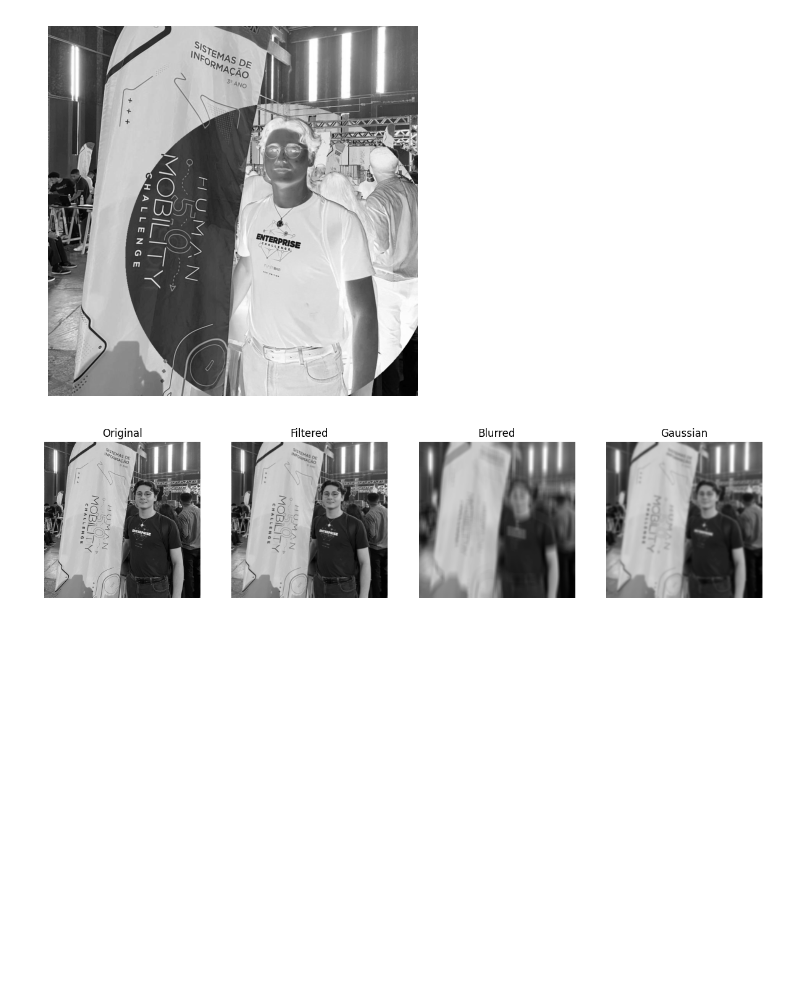
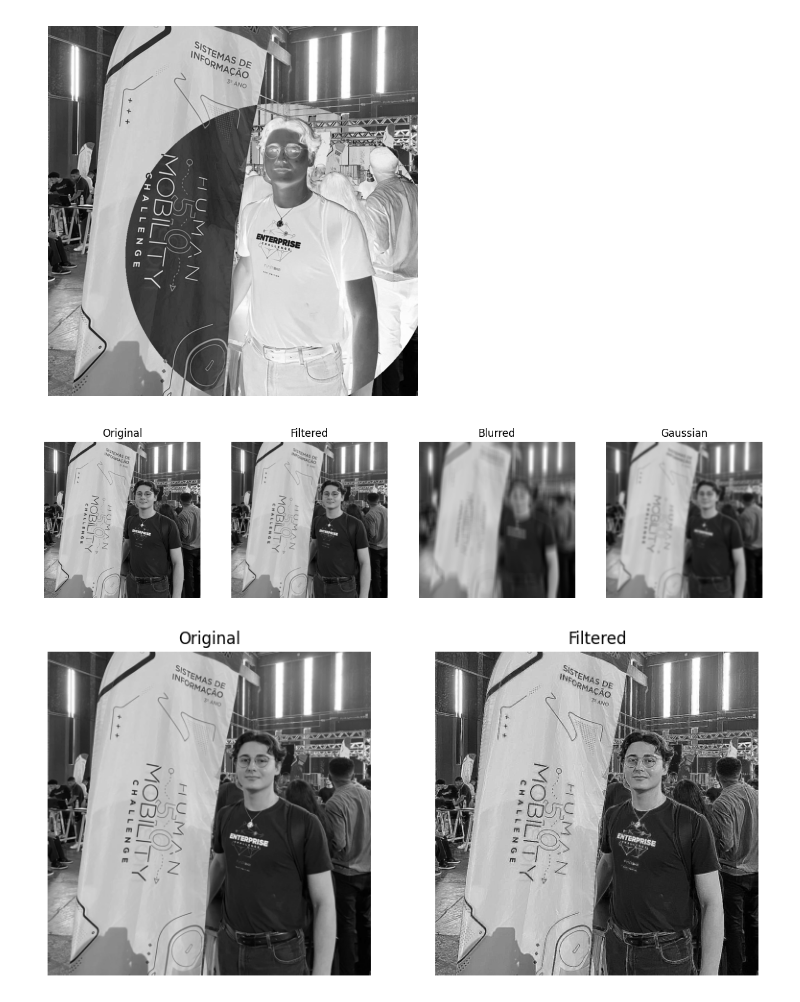
Before and after one commit to hotequil/image-processing, a Jupyter notebook: app.ipynb, the cells around one changed output. Saved outputs shown, nothing was run; the diff lists cells and outputs as text; code cells hidden in the pictures; blank space fills up the shorter version.

Commit message:
feat: done new filter

```diff
--- a/app.ipynb
+++ b/app.ipynb
@@ -322,3 +322,35 @@ plt.axis("off")
 plt.show()
 # %% [output]
 [figure]
+# %%
+import cv2 as cv
+import numpy as np
+from matplotlib import pyplot as plt
+
+%matplotlib inline
+
+image = cv.imread("me.jpeg", cv.IMREAD_GRAYSCALE)
+
+kernel = np.array([
+    [-1, -1, -1],
+    [-1, 9, -1],
+    [-1, -1, -1],
+])
+
+filtered_image = cv.filter2D(image, -1, kernel)
+
+plt.figure(figsize=(20, 20))
+
+plt.subplot(141)
+plt.imshow(image, cmap="gray")
+plt.title("Original")
+plt.axis("off")
+
+plt.subplot(142)
+plt.imshow(filtered_image, cmap="gray")
+plt.title("Filtered")
+plt.axis("off")
+
+plt.show()
+# %% [output]
+[figure, added]
```
